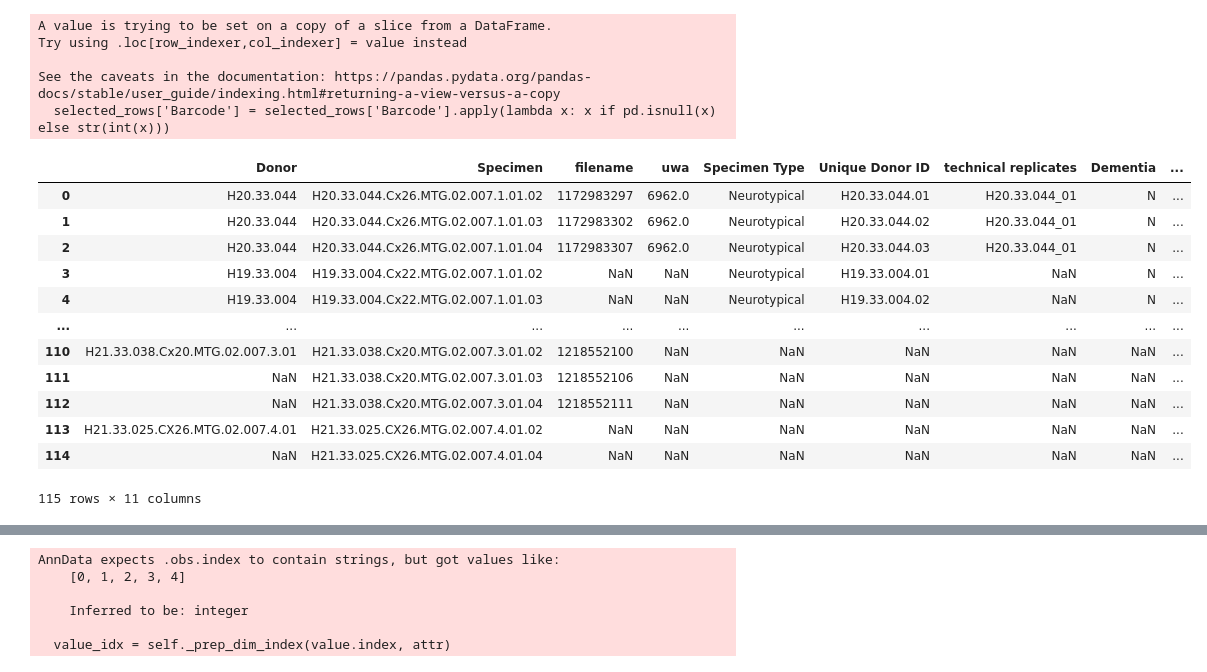
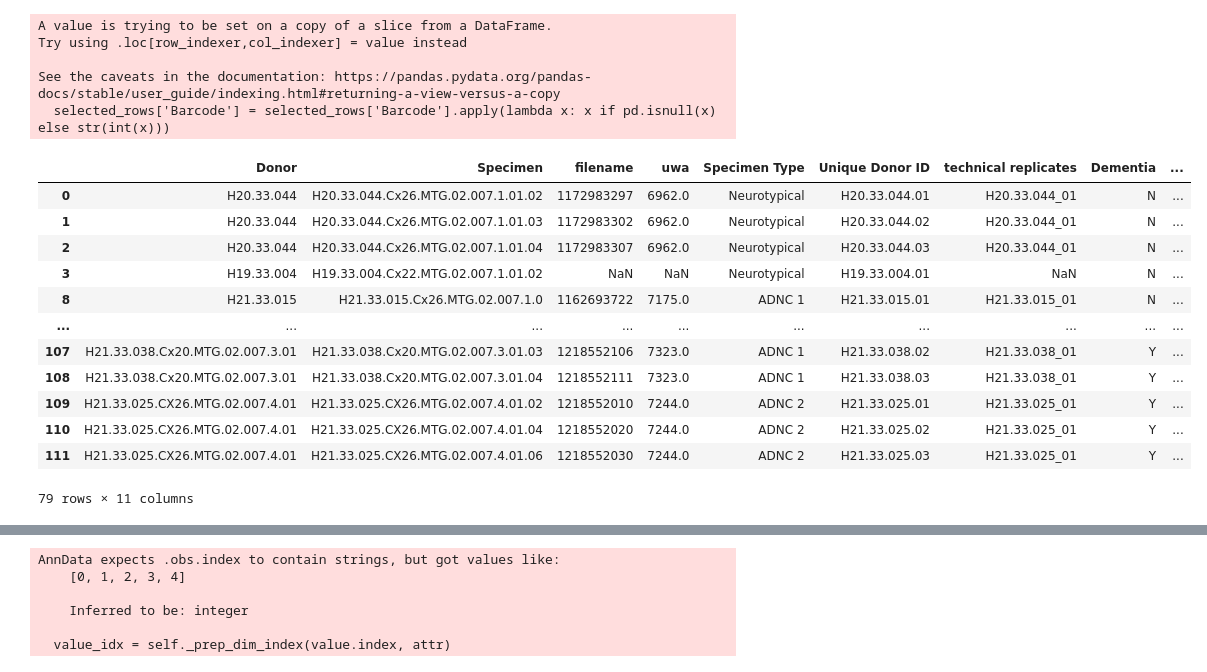
Before and after one commit to AllenInstitute/spots-in-space, a Jupyter notebook: code/merscope_processing/add meta to concat'd h5ad from tracker.ipynb, the cells around one changed output, grey strips where cells are left out. Cells and saved outputs as stored; diff of their text form; code cells hidden in the pictures.

```diff
--- a/code/merscope_processing/add meta to concat'd h5ad from tracker.ipynb
+++ b/code/merscope_processing/add meta to concat'd h5ad from tracker.ipynb
@@ -4,33 +4,38 @@ from scanpy import read_h5ad
 import pandas as pd
 import anndata
 
-h5ad_tracker = pd.read_csv('/home/imaging_mfish/surveyNAS05/scratch/human/AD_MTG/reference_data/Prototype_h5ad_tracker.csv')
-h5ad_to_modify = read_h5ad('/home/imaging_mfish/surveyNAS05/scratch/human/AD_MTG/resegmented_data_copies/combined_resegmented_UMAP_WIP_EG111122.h5ad')
+h5ad_tracker = pd.read_csv('/home/imaging_mfish/surveyNAS05/scratch/human/AD_MTG/reference_data/h5ad_metadata_tracker_121222.csv')
+h5ad_to_modify = read_h5ad('/home/imaging_mfish/surveyNAS05/scratch/human/AD_MTG/resegmented_data_copies/antibody_tech_reps_121222.h5ad')
 pseudotime = pd.read_csv('/home/imaging_mfish/surveyNAS05/scratch/human/AD_MTG/reference_data/pseudotime.csv', index_col=0) #Brian's version
 # %%
 h5ad_tracker.columns
 selected_rows = h5ad_tracker[['Donor', 'Specimen', 'Barcode', 'UWA ID','Specimen Type', 'Unique Donor ID','technical replicates', 'Dementia', 'Age (Y)', 'Sex', 'Final QC status']]
 selected_rows['Barcode'] = selected_rows['Barcode'].apply(lambda x: x if pd.isnull(x) else str(int(x)))
 selected_rows = selected_rows.rename(columns={'Barcode': 'filename', 'UWA ID': 'uwa', 'Specimen type': 'ADNC level'})
+selected_rows = selected_rows.dropna(how='all')
+selected_rows = selected_rows.drop_duplicates(subset='filename')
+# from collections import Counter
+# test = Counter(selected_rows.filename.tolist())
+# dups = [x for x in selected_rows.filename.tolist() if test[x]>1]
 selected_rows
 # %% [output]
 A value is trying to be set on a copy of a slice from a DataFrame.
 Try using .loc[row_indexer,col_indexer] = value instead
 
 See the caveats in the documentation: https://pandas.pydata.org/pandas-docs/stable/user_guide/indexing.html#returning-a-view-versus-a-copy
   selected_rows['Barcode'] = selected_rows['Barcode'].apply(lambda x: x if pd.isnull(x) else str(int(x)))
 |  | Donor | Specimen | filename | uwa | Specimen Type | Unique Donor ID | technical replicates | Dementia | ... |
 | 0 | H20.33.044 | H20.33.044.Cx26.MTG.02.007.1.01.02 | 1172983297 | 6962.0 | Neurotypical | H20.33.044.01 | H20.33.044_01 | N | ... |
 | 1 | H20.33.044 | H20.33.044.Cx26.MTG.02.007.1.01.03 | 1172983302 | 6962.0 | Neurotypical | H20.33.044.02 | H20.33.044_01 | N | ... |
 | 2 | H20.33.044 | H20.33.044.Cx26.MTG.02.007.1.01.04 | 1172983307 | 6962.0 | Neurotypical | H20.33.044.03 | H20.33.044_01 | N | ... |
 | 3 | H19.33.004 | H19.33.004.Cx22.MTG.02.007.1.01.02 | NaN | NaN | Neurotypical | H19.33.004.01 | NaN | N | ... |
-| 4 | H19.33.004 | H19.33.004.Cx22.MTG.02.007.1.01.03 | NaN | NaN | Neurotypical | H19.33.004.02 | NaN | N | ... |
+| 8 | H21.33.015 | H21.33.015.Cx26.MTG.02.007.1.0 | 1162693722 | 7175.0 | ADNC 1 | H21.33.015.01 | H21.33.015_01 | N | ... |
 | ... | ... | ... | ... | ... | ... | ... | ... | ... | ... |
-| 110 | H21.33.038.Cx20.MTG.02.007.3.01 | H21.33.038.Cx20.MTG.02.007.3.01.02 | 1218552100 | NaN | NaN | NaN | NaN | NaN | ... |
-| 111 | NaN | H21.33.038.Cx20.MTG.02.007.3.01.03 | 1218552106 | NaN | NaN | NaN | NaN | NaN | ... |
-| 112 | NaN | H21.33.038.Cx20.MTG.02.007.3.01.04 | 1218552111 | NaN | NaN | NaN | NaN | NaN | ... |
-| 113 | H21.33.025.CX26.MTG.02.007.4.01 | H21.33.025.CX26.MTG.02.007.4.01.02 | NaN | NaN | NaN | NaN | NaN | NaN | ... |
-| 114 | NaN | H21.33.025.CX26.MTG.02.007.4.01.04 | NaN | NaN | NaN | NaN | NaN | NaN | ... |
+| 107 | H21.33.038.Cx20.MTG.02.007.3.01 | H21.33.038.Cx20.MTG.02.007.3.01.03 | 1218552106 | 7323.0 | ADNC 1 | H21.33.038.02 | H21.33.038_01 | Y | ... |
+| 108 | H21.33.038.Cx20.MTG.02.007.3.01 | H21.33.038.Cx20.MTG.02.007.3.01.04 | 1218552111 | 7323.0 | ADNC 1 | H21.33.038.03 | H21.33.038_01 | Y | ... |
+| 109 | H21.33.025.CX26.MTG.02.007.4.01 | H21.33.025.CX26.MTG.02.007.4.01.02 | 1218552010 | 7244.0 | ADNC 2 | H21.33.025.01 | H21.33.025_01 | Y | ... |
+| 110 | H21.33.025.CX26.MTG.02.007.4.01 | H21.33.025.CX26.MTG.02.007.4.01.04 | 1218552020 | 7244.0 | ADNC 2 | H21.33.025.02 | H21.33.025_01 | Y | ... |
+| 111 | H21.33.025.CX26.MTG.02.007.4.01 | H21.33.025.CX26.MTG.02.007.4.01.06 | 1218552030 | 7244.0 | ADNC 2 | H21.33.025.03 | H21.33.025_01 | Y | ... |
-115 rows × 11 columns
+79 rows × 11 columns
 # %%
 pseudotime
```
Also changed, not shown: parts of 4 cells of this notebook, 6 other files.
